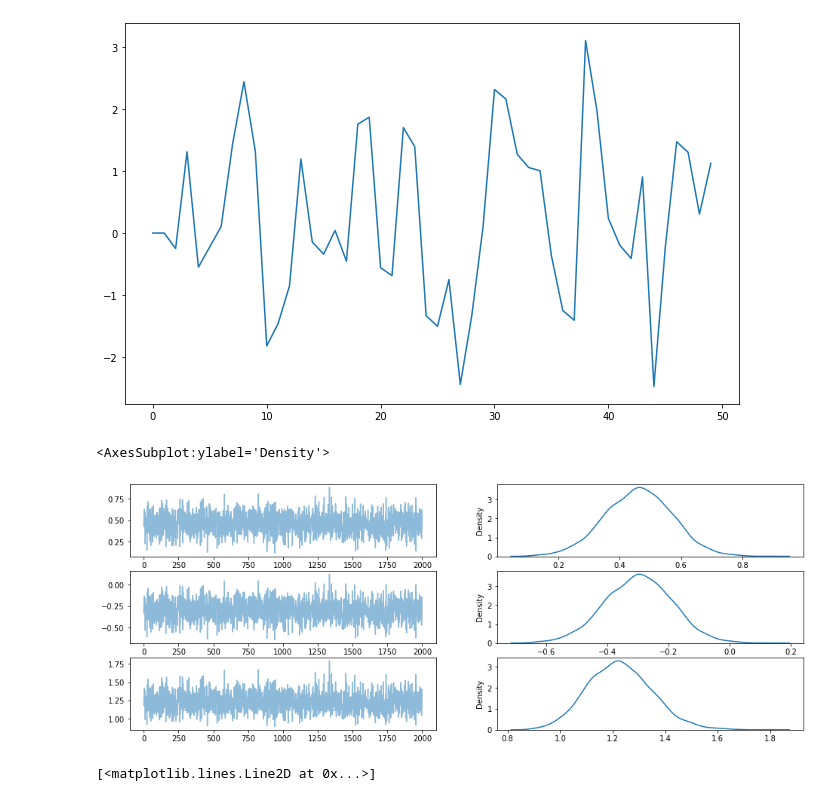
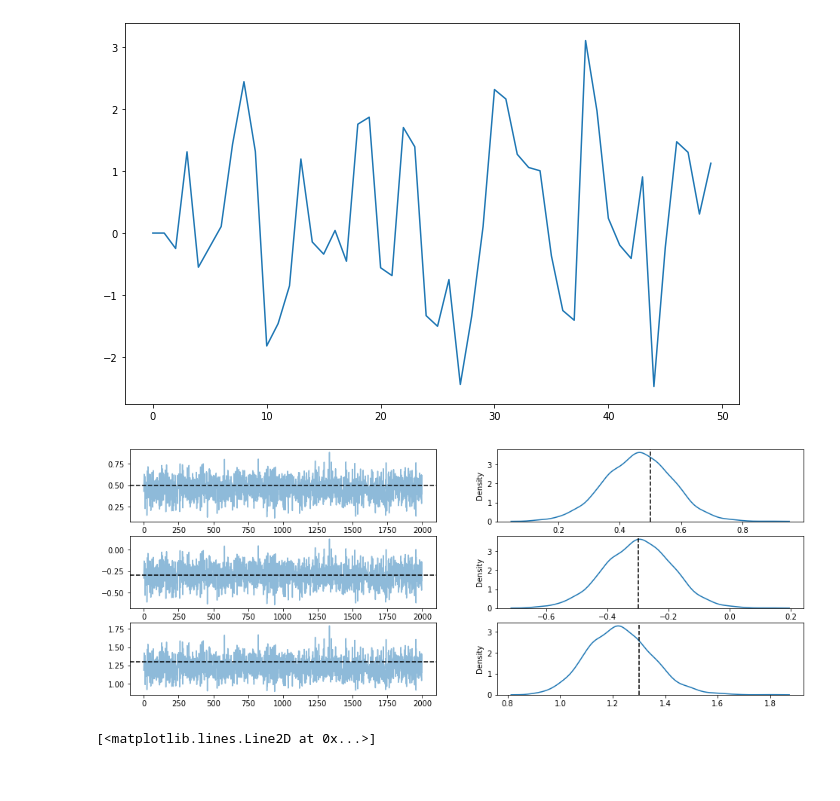
Before and after one commit to al-jshen/gaul, a Jupyter notebook: docs/source/examples/autoregressive.ipynb, the cells around one changed output. Drawn from its saved outputs; the diff is of its cells as text; code cells hidden in the pictures.

Commit message:
update examples to include truths in traceplots

```diff
--- a/docs/source/examples/autoregressive.ipynb
+++ b/docs/source/examples/autoregressive.ipynb
@@ -63,16 +63,16 @@ samples = jax.tree_util.tree_map(lambda x: x.reshape(-1), samples)
 # %%
 fig, ax = plt.subplots(3, 2, figsize=(16, 6))
 
-ax[0,0].plot(samples['beta1'], alpha=0.5)
-ax[1,0].plot(samples['beta2'], alpha=0.5)
-ax[2,0].plot(jnp.exp(samples['logstd']), alpha=0.5)
+data = [samples['beta1'], samples['beta2'], jnp.exp(samples['logstd'])]
+truths = [beta1, beta2, sigma]
 
-sns.kdeplot(samples['beta1'], ax=ax[0,1])
-sns.kdeplot(samples['beta2'], ax=ax[1,1])
-sns.kdeplot(jnp.exp(samples['logstd']), ax=ax[2,1])
+for i in range(3):
+    ax[i,0].plot(data[i], alpha=0.5)
+    ax[i,0].axhline(truths[i], c='k', ls='--')
+    sns.kdeplot(data[i], ax=ax[i,1])
+    ax[i,1].axvline(truths[i], c='k', ls='--')
 # %% [output]
-<AxesSubplot:ylabel='Density'>
-[figure, old version]
+[figure, new version]
 # %%
 def sim_ar2(beta1, beta2, sigma, rng):
     ysim = jnp.zeros(n)
```
Also changed, not shown: 1 other file.
